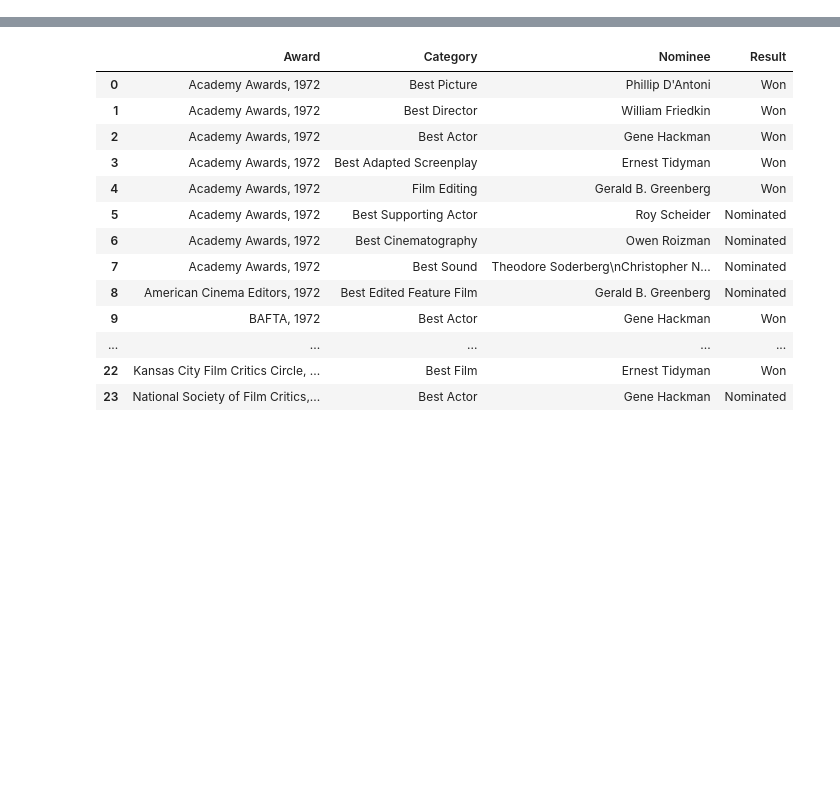
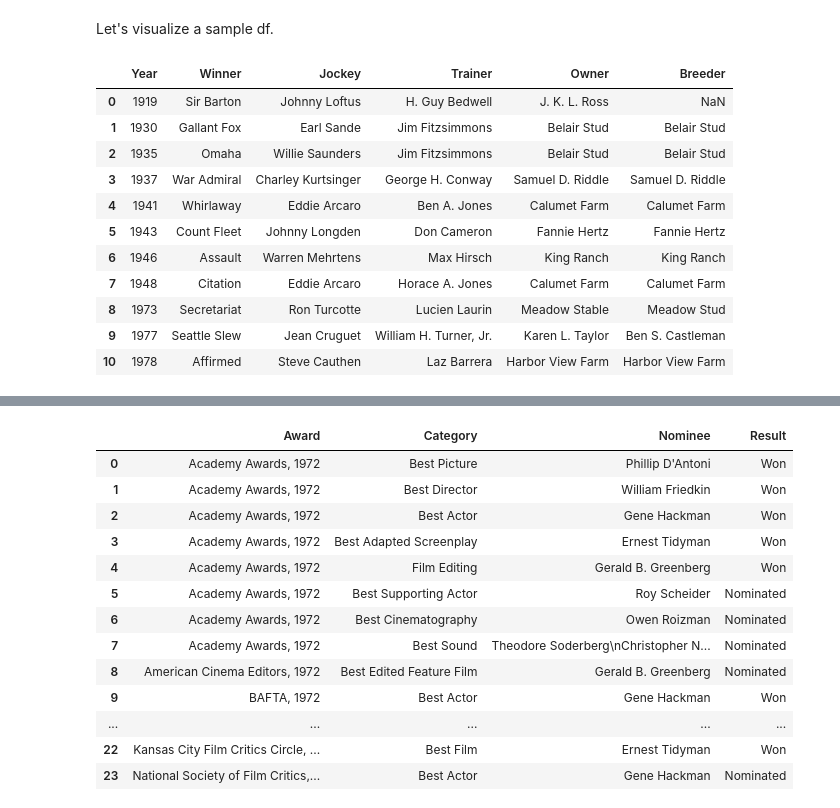
Before and after one commit to run-llama/llama-hub, a Jupyter notebook: llama_hub/llama_packs/tables/chain_of_table/chain_of_table.ipynb, the cells around one changed output, grey strips where cells are left out. Saved outputs shown, nothing was run; the diff lists cells and outputs as text; code cells hidden in the pictures; blank space fills up the shorter version.

```diff
--- a/llama_hub/llama_packs/tables/chain_of_table/chain_of_table.ipynb
+++ b/llama_hub/llama_packs/tables/chain_of_table/chain_of_table.ipynb
@@ -0,0 +27,20 @@
+# %% [markdown]
+Let's visualize a sample df.
+# %%
+import pandas as pd
+
+df = pd.read_csv("./WikiTableQuestions/csv/200-csv/3.csv")
+df
+# %% [output]
+|  | Year | Winner | Jockey | Trainer | Owner | Breeder |
+| 0 | 1919 | Sir Barton | Johnny Loftus | H. Guy Bedwell | J. K. L. Ross | NaN |
+| 1 | 1930 | Gallant Fox | Earl Sande | Jim Fitzsimmons | Belair Stud | Belair Stud |
+| 2 | 1935 | Omaha | Willie Saunders | Jim Fitzsimmons | Belair Stud | Belair Stud |
+| 3 | 1937 | War Admiral | Charley Kurtsinger | George H. Conway | Samuel D. Riddle | Samuel D. Riddle |
+| 4 | 1941 | Whirlaway | Eddie Arcaro | Ben A. Jones | Calumet Farm | Calumet Farm |
+| 5 | 1943 | Count Fleet | Johnny Longden | Don Cameron | Fannie Hertz | Fannie Hertz |
+| 6 | 1946 | Assault | Warren Mehrtens | Max Hirsch | King Ranch | King Ranch |
+| 7 | 1948 | Citation | Eddie Arcaro | Horace A. Jones | Calumet Farm | Calumet Farm |
+| 8 | 1973 | Secretariat | Ron Turcotte | Lucien Laurin | Meadow Stable | Meadow Stud |
+| 9 | 1977 | Seattle Slew | Jean Cruguet | William H. Turner, Jr. | Karen L. Taylor | Ben S. Castleman |
+| 10 | 1978 | Affirmed | Steve Cauthen | Laz Barrera | Harbor View Farm | Harbor View Farm |
```
Also changed, not shown: parts of 21 cells of this notebook, 1 other file.
